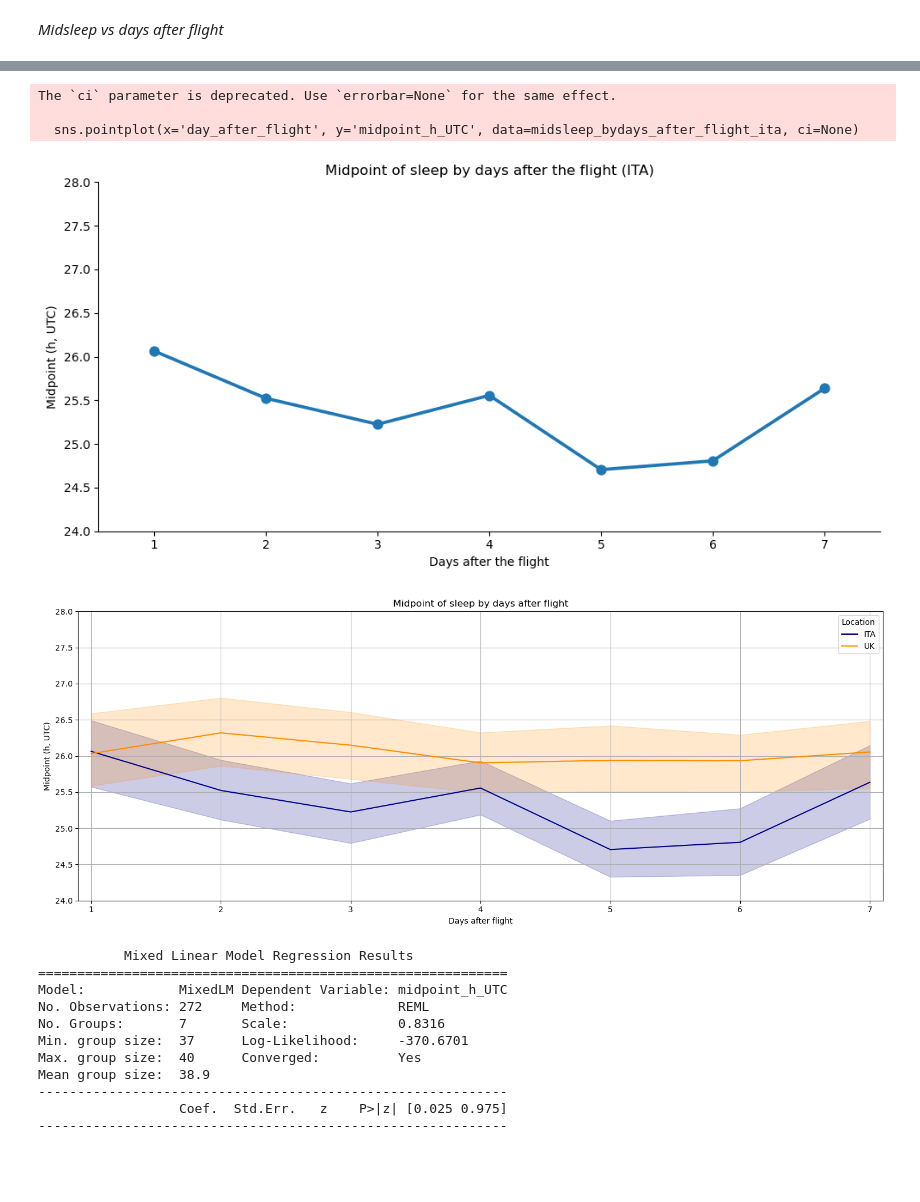
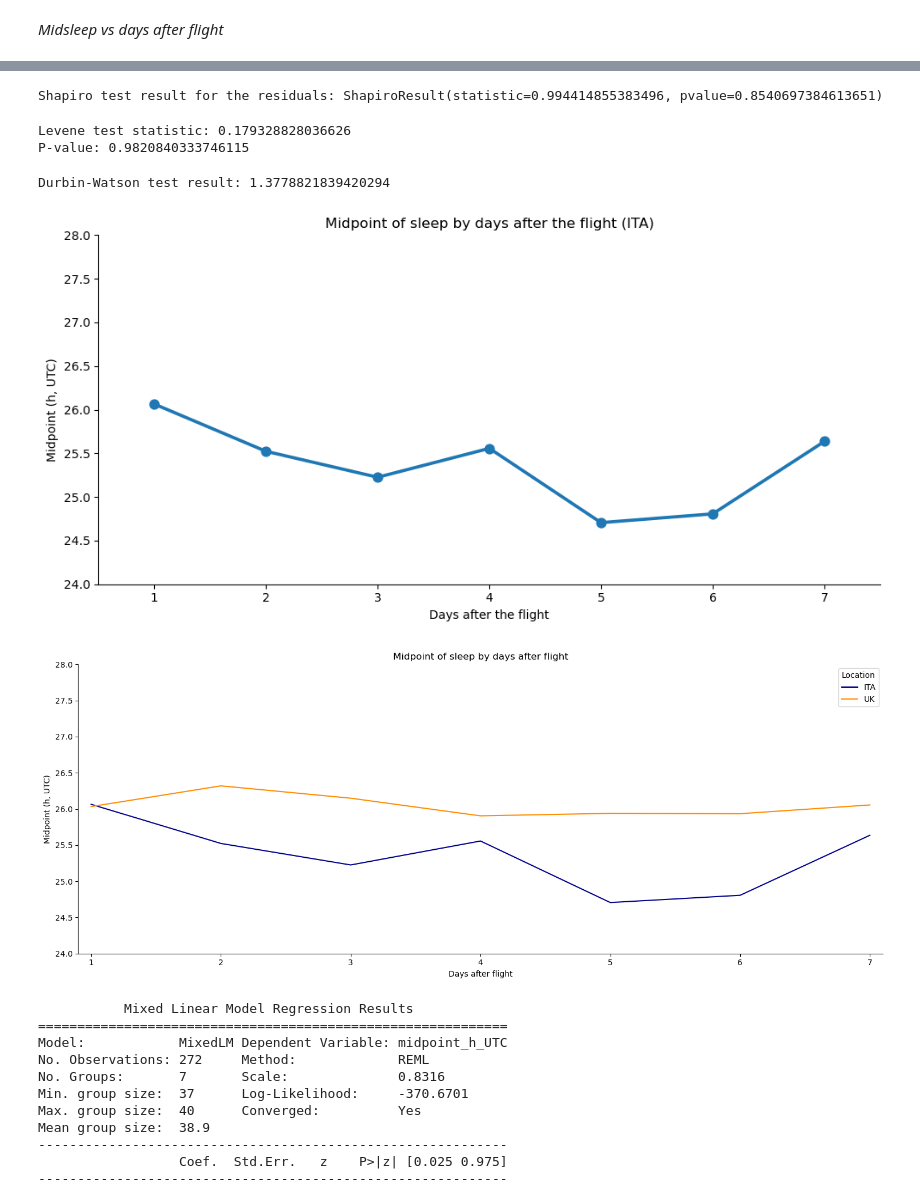
Before and after one commit to Gianluca-cnd/Case_report_uk_VS_ita, a Jupyter notebook: jetlag_UTC.ipynb, the cells around one changed output, grey strips where cells are left out. Drawn from its saved outputs; the diff is of its cells as text; code cells hidden in the pictures; blank space fills up the shorter version.

```diff
--- a/jetlag_UTC.ipynb
+++ b/jetlag_UTC.ipynb
@@ -786,3 +760,6 @@ _Midsleep vs days after flight_
 # %%
 # filter the data by the days after the flight (7)
 midsleep_bydays_after_flight = df[df['day_after_flight'] <= 7]
+# %%
+# add a column with the id
+midsleep_bydays_after_flight['subject'] = 1
@@ -892,0 +834,7 @@ Notes:
+# %%
+# test normality of the residuals
+shapiro_test_residuals = stats.shapiro(model_2.resid)
+
+print('Shapiro test result for the residuals:', shapiro_test_residuals)
+# %% [output]
+Shapiro test result for the residuals: ShapiroResult(statistic=0.994414855383496, pvalue=0.8540697384613651)
@@ -893,7 +844,23 @@ Notes:
+# %%
+# Levene test to check the homogeneity of variances
+stat, p_value = levene(*grouped_data)
+print(f"Levene test statistic: {stat}")
+print(f"P-value: {p_value}")
+# %% [output]
+Levene test statistic: 0.179328828036626
+P-value: 0.9820840333746115
+# %%
+# test indipendence of the residuals
+# Durbin-Watson test: values around 2 indicate no autocorrelation
+durbin_watson_test = sm.stats.stattools.durbin_watson(model_2.resid)
+
+print('Durbin-Watson test result:', durbin_watson_test)
+# %% [output]
+Durbin-Watson test result: 1.3778821839420294
 # %%
-# plot the RM Anova for the midpoint of sleep by days after the flight (ITA)
+# plot the midpoint of sleep by days after the flight (ITA)
 plt.figure(figsize=(10, 5))
-sns.pointplot(x='day_after_flight', y='midpoint_h_UTC', data=midsleep_bydays_after_flight_ita, ci=None)
+sns.pointplot(x='day_after_flight', y='midpoint_h_UTC', data=midsleep_bydays_after_flight_ita, errorbar=None)
 plt.title('Midpoint of sleep by days after the flight (ITA)')
 plt.xlabel('Days after the flight')
 plt.ylabel('Midpoint (h, UTC)')
@@ -905,26 +872,25 @@ sns.despine()
 plt.tight_layout()
 plt.show()
 # %% [output]
-The `ci` parameter is deprecated. Use `errorbar=None` for the same effect.
-
-  sns.pointplot(x='day_after_flight', y='midpoint_h_UTC', data=midsleep_bydays_after_flight_ita, ci=None)
 [figure]
 # %%
 plt.figure(figsize=(15, 6))
-sns.lineplot(x='day_after_flight', y='midpoint_h_UTC', hue='location', data=midsleep_bydays_after_flight, palette=['darkblue', 'darkorange'])
+sns.lineplot(x='day_after_flight', y='midpoint_h_UTC', hue='location', data=midsleep_bydays_after_flight, palette=['darkblue', 'darkorange'], errorbar=None)
 plt.title('Midpoint of sleep by days after flight')
 plt.xlabel('Days after flight')
 plt.ylabel('Midpoint (h, UTC)')
 plt.legend(title='Location', labels=['ITA', 'UK'], loc='upper right', handles=[plt.Line2D([0], [0], color='darkblue', lw=2), plt.Line2D([0], [0], color='darkorange')])
-plt.grid(True)
+plt.grid(False)
 plt.xticks()
 plt.tight_layout()
 plt.xlim(0.9,7.1)
 plt.ylim(24, 28)
-
+plt.gca().spines['bottom'].set_color('black')
+plt.gca().spines['left'].set_color('black')
+sns.despine()
 plt.gca().xaxis.set_major_locator(MultipleLocator(1))
 
 plt.show()
 # %% [output]
-[figure, old version]
+[figure, new version]
 # %%
```
Also changed, not shown: parts of 18 cells of this notebook.
